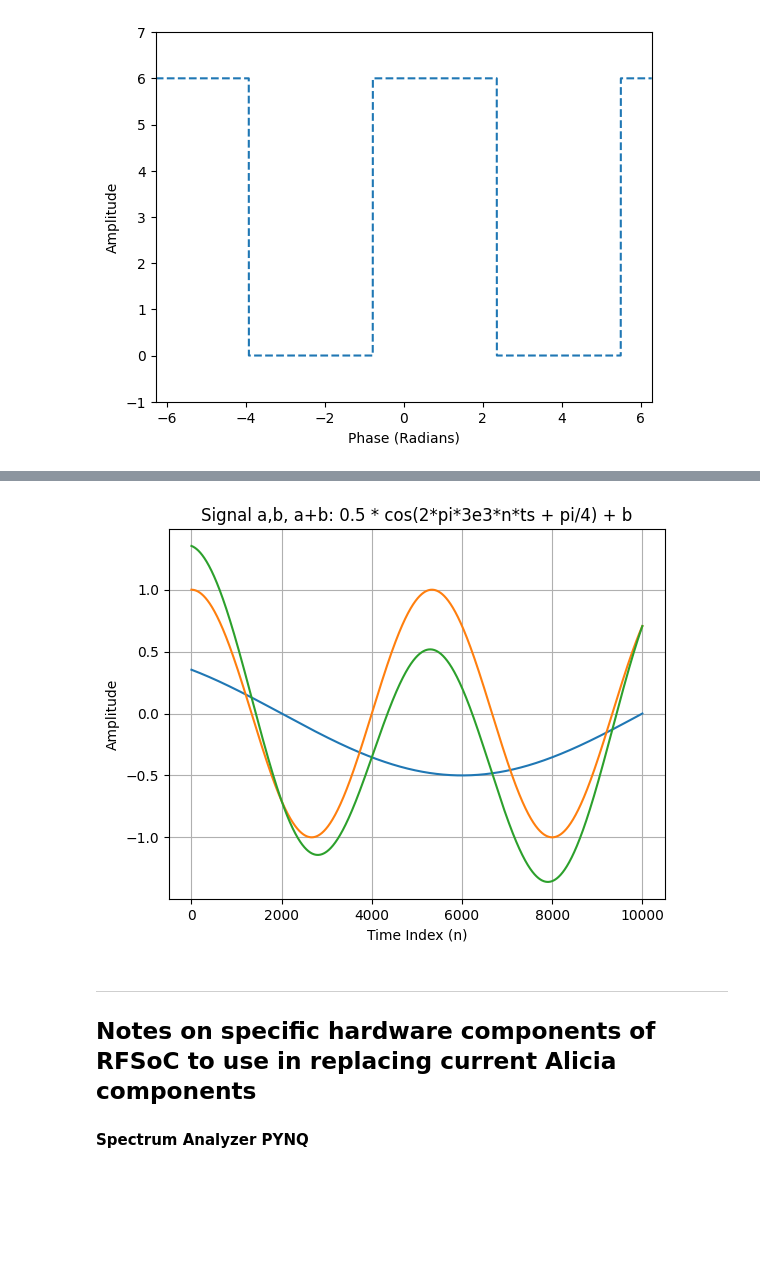
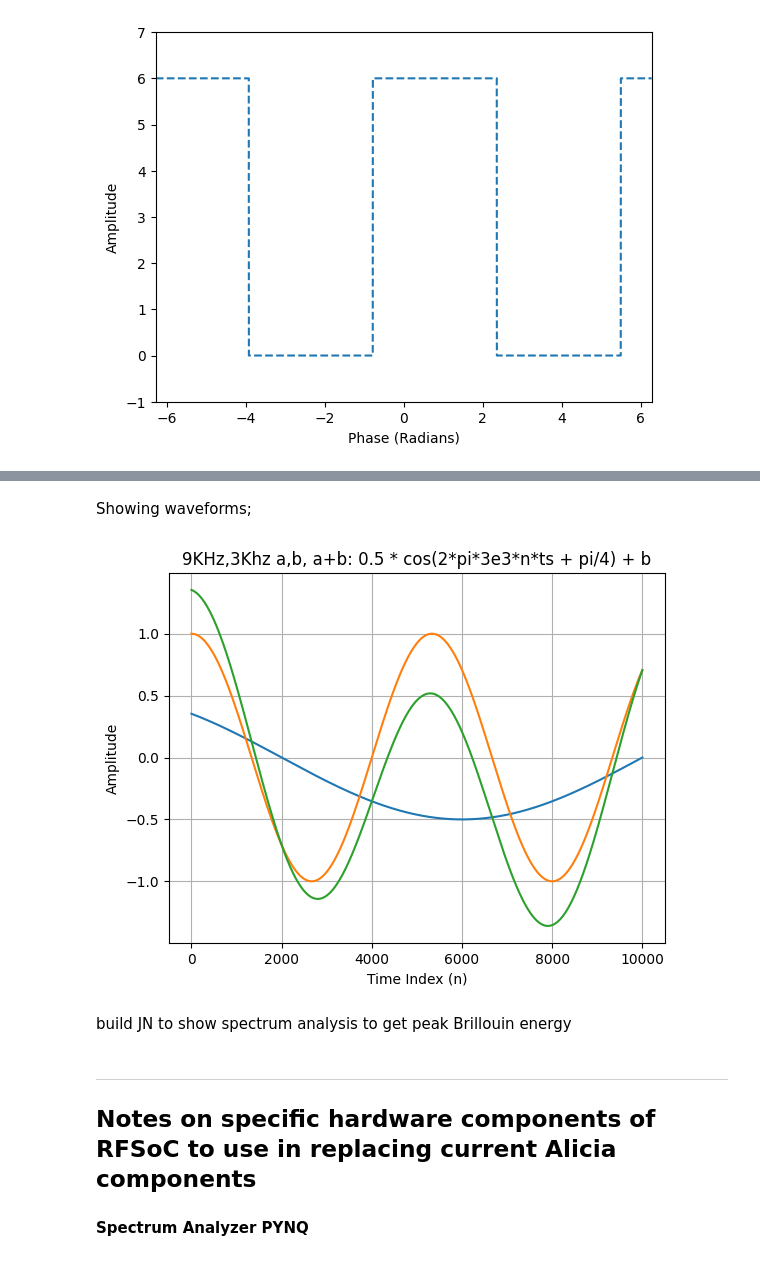
Before and after one commit to CourseChat/2024-DFOS-Curriculum, a Jupyter notebook: 2024-DFOS-Curriculum.ipynb, the cells around one changed output, grey strips where cells are left out. Drawn from its saved outputs; the diff is of its cells as text; code cells hidden in the pictures; blank space fills up the shorter version.

```diff
--- a/2024-DFOS-Curriculum.ipynb
+++ b/2024-DFOS-Curriculum.ipynb
@@ -520,3 +438,5 @@ plt.show()
+# %% [markdown]
+Showing waveforms;
 # %%
 from scipy import signal, integrate
 import matplotlib.pyplot as plt
@@ -530,35 +450,37 @@ import matplotlib.pyplot as plt
 # Plot the cosine functions; break down why there is a pi/4 phase shift;
 # why 3000 x 16 x 1/48e3?
 
 # Define time-related parameters
 N= 10000 # the larger N, the more samples will plot
 n = np.arange(0, N)  # Time index; how many samples to show
 
 #ts = 1 / 10000  # Time step: #low frequency sampling#
 #fs = 48e3 # Sampling frequency from JN: misses 9000 max
 #fs = 96e3 # Sampling frequency
 fs = 48e6 # Sampling frequency high
 
 ts = 1/fs # Regular sampling period
 
 # Define the signal equation
 a = 0.5 * np.cos(2 * np.pi * 3e3 * n * ts + np.pi / 4)
 #a = 0.5 * np.cos(2 * np.pi * 3e3 * n * ts )
 b = np.cos(2*np.pi*9e3*n*ts)
 
 # Plot the signal
 
 plt.plot(n,a) #plot the 3000
 plt.plot(n,b) #plot the 9000
 plt.plot(n,a+b) #add the two cosines
 
 plt.xlabel('Time Index (n)')
 plt.ylabel('Amplitude')
-plt.title('Signal a,b, a+b: 0.5 * cos(2*pi*3e3*n*ts + pi/4) + b')
+plt.title('9KHz,3Khz a,b, a+b: 0.5 * cos(2*pi*3e3*n*ts + pi/4) + b')
 plt.grid(True)
 plt.show()
 # %% [output]
-[figure, old version]
+[figure, new version]
+# %% [markdown]
+build JN to show spectrum analysis to get peak Brillouin energy
 # %% [markdown]
 ---
 ## Notes on specific hardware components of RFSoC to use in replacing current Alicia components
```
Also changed, not shown: parts of 25 cells of this notebook.
